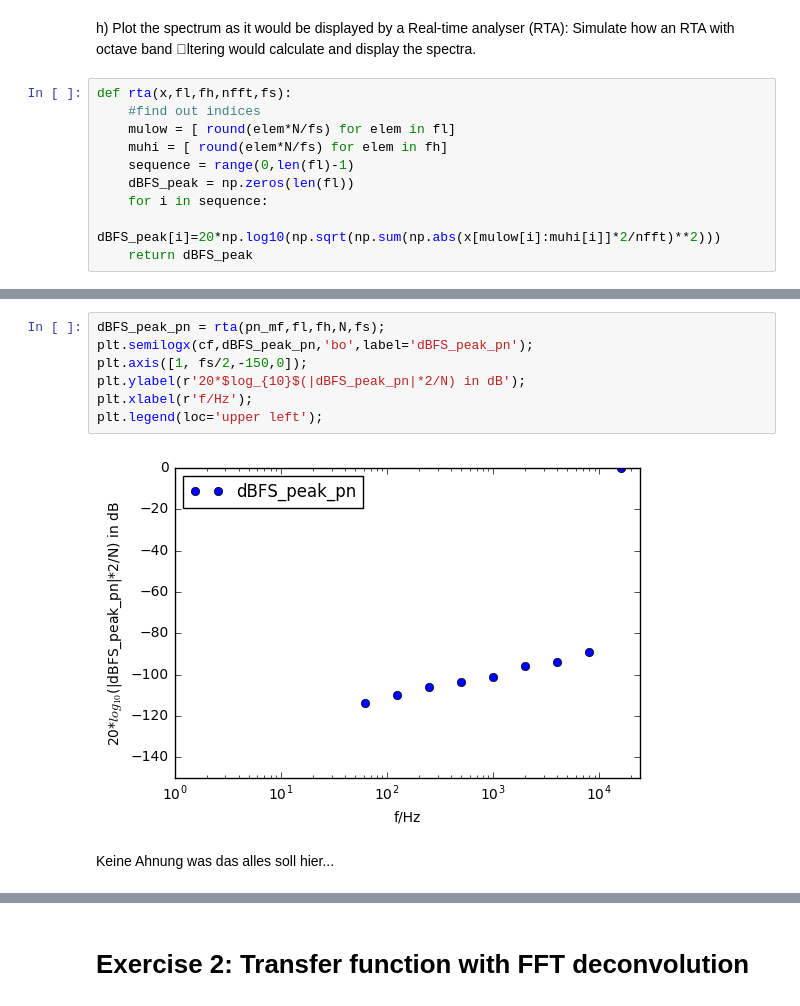
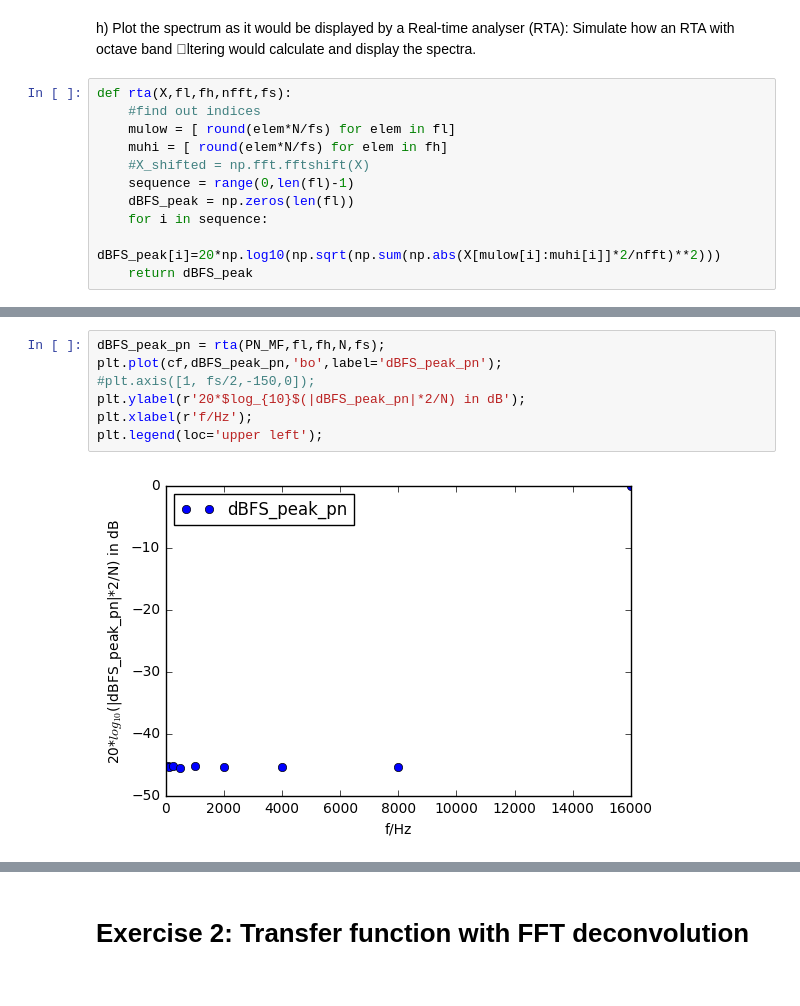
Before and after one commit to JakobHeller/DigitalSignalProcessing, a Jupyter notebook: Lab2.ipynb, the cells around one changed output, grey strips where cells are left out. Saved outputs shown, nothing was run; the diff lists cells and outputs as text.

```diff
--- a/Lab2.ipynb
+++ b/Lab2.ipynb
@@ -153,12 +152,13 @@ h) Plot the spectrum as it would be displayed by a Real-time analyser (RTA): Sim
 # %%
-def rta(x,fl,fh,nfft,fs):
+def rta(X,fl,fh,nfft,fs):
     #find out indices
     mulow = [ round(elem*N/fs) for elem in fl]
     muhi = [ round(elem*N/fs) for elem in fh]
+    #X_shifted = np.fft.fftshift(X)
     sequence = range(0,len(fl)-1)
     dBFS_peak = np.zeros(len(fl))
     for i in sequence:
-        dBFS_peak[i]=20*np.log10(np.sqrt(np.sum(np.abs(x[mulow[i]:muhi[i]]*2/nfft)**2)))
+        dBFS_peak[i]=20*np.log10(np.sqrt(np.sum(np.abs(X[mulow[i]:muhi[i]]*2/nfft)**2)))
     return dBFS_peak
 # %%
 fl = [44.194, 88.388, 176.78, 353.55, 707.11, 1414.2, 2828.4, 5656.9, 11314]
@@ -184,11 +184,9 @@ plt.legend(loc='upper left');
 # %%
-dBFS_peak_pn = rta(pn_mf,fl,fh,N,fs);
-plt.semilogx(cf,dBFS_peak_pn,'bo',label='dBFS_peak_pn');
-plt.axis([1, fs/2,-150,0]);
+dBFS_peak_pn = rta(PN_MF,fl,fh,N,fs);
+plt.plot(cf,dBFS_peak_pn,'bo',label='dBFS_peak_pn');
+#plt.axis([1, fs/2,-150,0]);
 plt.ylabel(r'20*$log_{10}$(|dBFS_peak_pn|*2/N) in dB');
 plt.xlabel(r'f/Hz');
 plt.legend(loc='upper left');
 # %% [output]
-[figure, old version]
+[figure, new version]
-# %% [markdown]
-Keine Ahnung was das alles soll hier...
```
Also changed, not shown: parts of 13 cells of this notebook.
